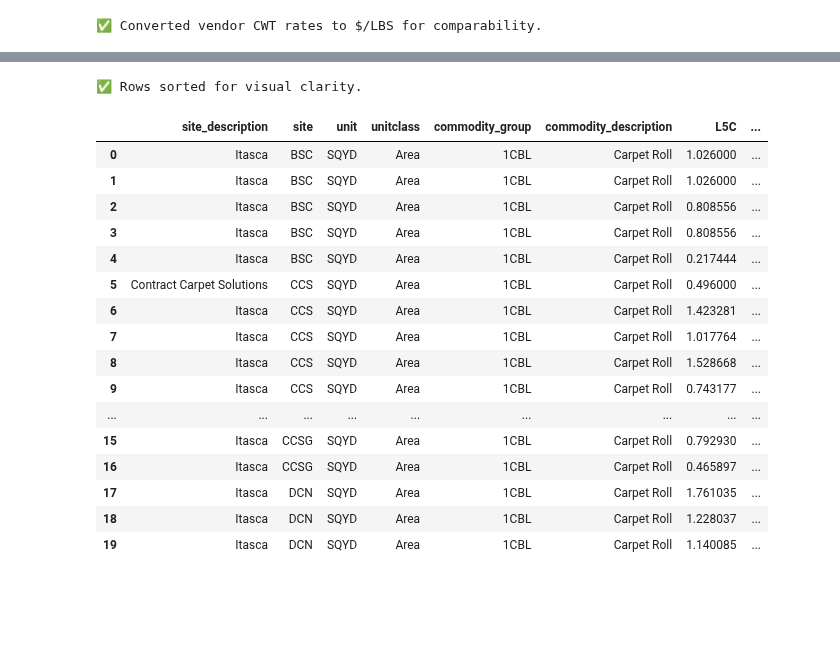
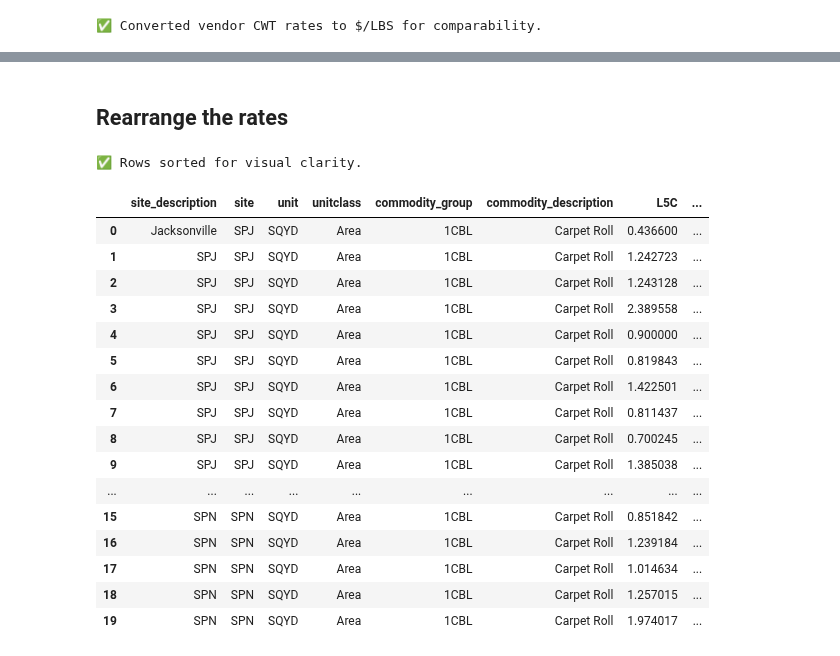
Before and after one commit to Zhuwaki/diverzify_freight_analysis, a Jupyter notebook: notebooks/karabo/site_rates_table_nigel.ipynb, the cells around one changed output, grey strips where cells are left out. Saved outputs shown, nothing was run; the diff lists cells and outputs as text; code cells hidden in the pictures; blank space fills up the shorter version.

```diff
--- a/notebooks/karabo/site_rates_table_nigel.ipynb
+++ b/notebooks/karabo/site_rates_table_nigel.ipynb
@@ -256,26 +311,10 @@ def safe_pivot(metric_col, source_name):
         "invoice_commodity_group": "commodity_group",
         "invoice_commodity_description": "commodity_description"
     }, inplace=True)
-    pivoted["site_description"] = "Itasca"
+    pivoted["site_description"] = pivoted['site']
     pivoted["unitclass"] = pivoted["unit"].apply(lambda x: "Weight" if x == "CWT" else "Area")
     pivoted["source"] = source_name
 
     # Reorder
     ordered_cols = ["site_description", "site", "unit", "unitclass", "commodity_group", "commodity_description"] + freight_classes + ["source"]
     return pivoted[ordered_cols]
-
-# Generate four blocks
-hist_avg_block = safe_pivot("hist_avg", "hist_avg")
-xgs_avg_block = safe_pivot("xgs_avg", "xgs_avg")
-hist_wavg_block = safe_pivot("hist_wavg", "hist_wavg")
-xgs_wavg_block = safe_pivot("xgs_wavg", "xgs_wavg")
-
-# Optionally combine all
-combined_output = pd.concat([hist_avg_block, xgs_avg_block, hist_wavg_block, xgs_wavg_block], ignore_index=True)
-
-# Sort for visual clarity
-combined_output = combined_output.sort_values(by=["commodity_group", "commodity_description", "site", "unit", "source"]).reset_index(drop=True)
-
-# Preview
-print("✅ Combined pivot output (clean format):")
-combined_output.head()
@@ -361,7 +473,7 @@ combined_df.tail()
 # Step 6: Normalize Vendor Rates from $/CWT to $/LBS
 
 # Identify rows where unit is CWT (used for 1VNL)
-vendor_cwt_mask = (combined_df["source"] == "vendor") & (combined_df["unit"] == "CWT")
+vendor_cwt_mask = (combined_df["commodity_group"] == "1VNL") & (combined_df["unit"] == "CWT")
 
 # List of freight class columns to scale
 freight_class_cols = ['L5C', '5C', '1M', '2M', '3M', '5M', '10M', '20M', '30M', '40M']
@@ -494,46 +571,64 @@ combined_df
+# %% [markdown]
+## Rearrange the rates
 # %%
 # Final Sort: Enforce output row order for readability
 
 # Define source display order
 source_order = {
-       "invoice_counts": 0,  # Always shown last
     "vendor": 1,
-    "hist_avg": 2,
-    "hist_wavg": 3,
-    "xgs_avg": 4,
-    "xgs_wavg": 5,
-    "variance": 6 , # Always shown last
+
+    # Georgia - historical market
+    "georgia_historical_market_median": 2,
+    "georgia_historical_market_wavg": 3,
+    "georgia_historical_market_q3": 4,
+
+    # All states - historical market
+    "all_states_historical_market_median": 5,
+    "all_states_historical_market_wavg": 6,
+    "all_states_historical_market_q3": 7,
+
+    # Georgia - xgs
+    "georgia_historical_xgs_median": 8,
+    "georgia_historical_xgs_wavg": 9,
+    "georgia_historical_xgs_q3": 10,
+
+    # All states - xgs
+    "all_states_historical_xgs_median": 11,
+    "all_states_historical_xgs_wavg": 12,
+    "all_states_historical_xgs_q3": 13,
+
+    "invoice_counts": 99  # Always last
 }
 
 # Add sorting key column
 combined_df["source_sort"] = combined_df["source"].map(source_order)
 
 # Sort rows to follow commodity hierarchy and defined source order
 combined_df = combined_df.sort_values(
     by=["commodity_group", "commodity_description", "site", "unit", "source_sort"]
 ).drop(columns="source_sort")
 
 # Reset index for cleanliness
 combined_df.reset_index(drop=True, inplace=True)
 
 print("✅ Rows sorted for visual clarity.")
 display(combined_df.head(20))  # Display first 20 rows for quick check
 # %% [output]
 ✅ Rows sorted for visual clarity.
 |  | site_description | site | unit | unitclass | commodity_group | commodity_description | L5C | ... |
-| 0 | Itasca | BSC | SQYD | Area | 1CBL | Carpet Roll | 1.026000 | ... |
-| 1 | Itasca | BSC | SQYD | Area | 1CBL | Carpet Roll | 1.026000 | ... |
-| 2 | Itasca | BSC | SQYD | Area | 1CBL | Carpet Roll | 0.808556 | ... |
-| 3 | Itasca | BSC | SQYD | Area | 1CBL | Carpet Roll | 0.808556 | ... |
-| 4 | Itasca | BSC | SQYD | Area | 1CBL | Carpet Roll | 0.217444 | ... |
-| 5 | Contract Carpet Solutions | CCS | SQYD | Area | 1CBL | Carpet Roll | 0.496000 | ... |
-| 6 | Itasca | CCS | SQYD | Area | 1CBL | Carpet Roll | 1.423281 | ... |
-| 7 | Itasca | CCS | SQYD | Area | 1CBL | Carpet Roll | 1.017764 | ... |
-| 8 | Itasca | CCS | SQYD | Area | 1CBL | Carpet Roll | 1.528668 | ... |
-| 9 | Itasca | CCS | SQYD | Area | 1CBL | Carpet Roll | 0.743177 | ... |
+| 0 | Jacksonville | SPJ | SQYD | Area | 1CBL | Carpet Roll | 0.436600 | ... |
+| 1 | SPJ | SPJ | SQYD | Area | 1CBL | Carpet Roll | 1.242723 | ... |
+| 2 | SPJ | SPJ | SQYD | Area | 1CBL | Carpet Roll | 1.243128 | ... |
+| 3 | SPJ | SPJ | SQYD | Area | 1CBL | Carpet Roll | 2.389558 | ... |
+| 4 | SPJ | SPJ | SQYD | Area | 1CBL | Carpet Roll | 0.900000 | ... |
+| 5 | SPJ | SPJ | SQYD | Area | 1CBL | Carpet Roll | 0.819843 | ... |
+| 6 | SPJ | SPJ | SQYD | Area | 1CBL | Carpet Roll | 1.422501 | ... |
+| 7 | SPJ | SPJ | SQYD | Area | 1CBL | Carpet Roll | 0.811437 | ... |
+| 8 | SPJ | SPJ | SQYD | Area | 1CBL | Carpet Roll | 0.700245 | ... |
+| 9 | SPJ | SPJ | SQYD | Area | 1CBL | Carpet Roll | 1.385038 | ... |
 | ... | ... | ... | ... | ... | ... | ... | ... | ... |
-| 15 | Itasca | CCSG | SQYD | Area | 1CBL | Carpet Roll | 0.792930 | ... |
-| 16 | Itasca | CCSG | SQYD | Area | 1CBL | Carpet Roll | 0.465897 | ... |
-| 17 | Itasca | DCN | SQYD | Area | 1CBL | Carpet Roll | 1.761035 | ... |
-| 18 | Itasca | DCN | SQYD | Area | 1CBL | Carpet Roll | 1.228037 | ... |
-| 19 | Itasca | DCN | SQYD | Area | 1CBL | Carpet Roll | 1.140085 | ... |
+| 15 | SPN | SPN | SQYD | Area | 1CBL | Carpet Roll | 0.851842 | ... |
+| 16 | SPN | SPN | SQYD | Area | 1CBL | Carpet Roll | 1.239184 | ... |
+| 17 | SPN | SPN | SQYD | Area | 1CBL | Carpet Roll | 1.014634 | ... |
+| 18 | SPN | SPN | SQYD | Area | 1CBL | Carpet Roll | 1.257015 | ... |
+| 19 | SPN | SPN | SQYD | Area | 1CBL | Carpet Roll | 1.974017 | ... |
```
Also changed, not shown: parts of 44 cells of this notebook, 37 other files.
